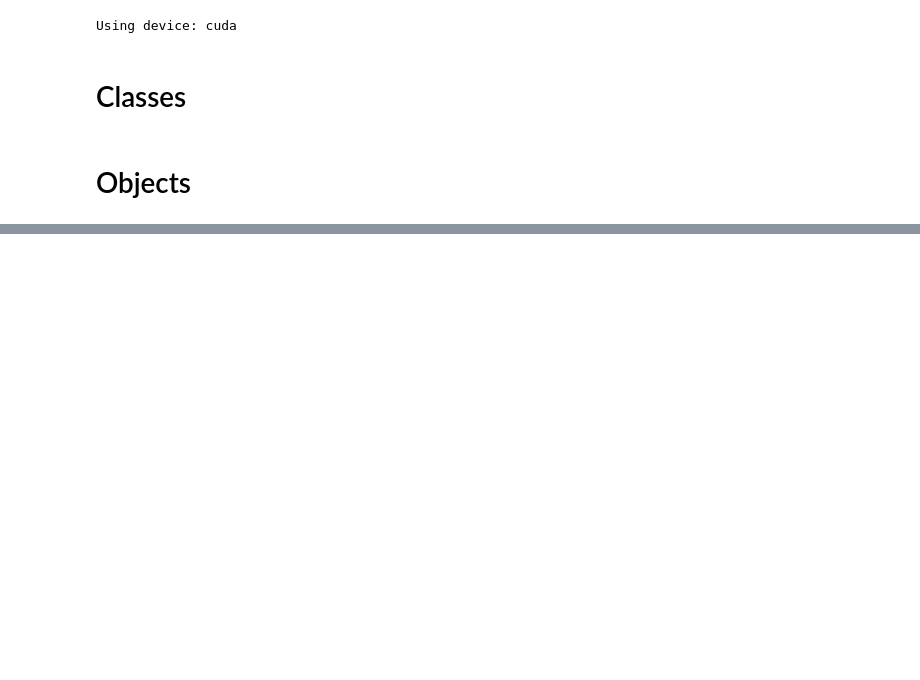
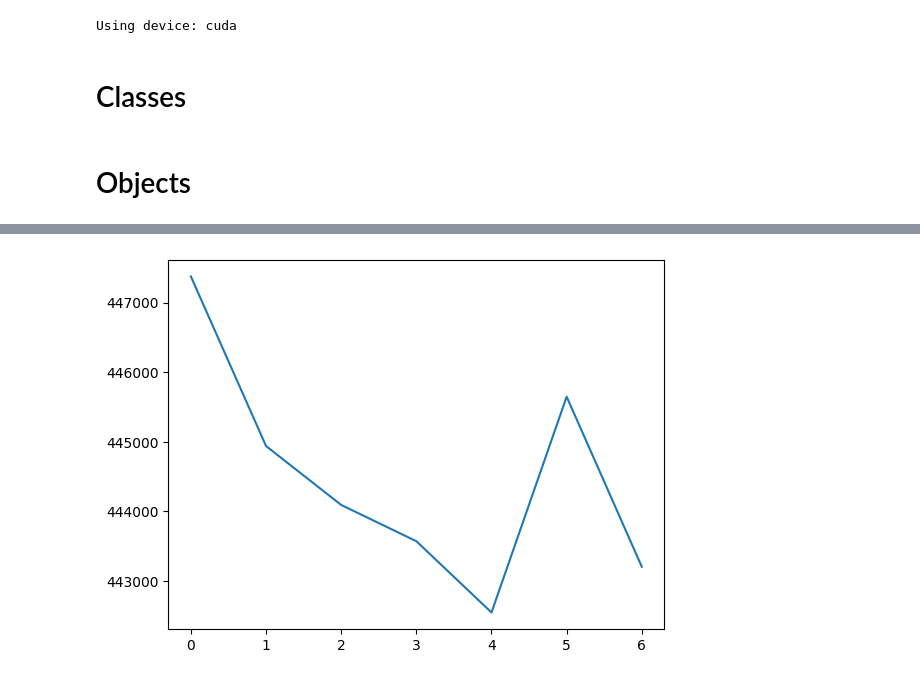
Before and after one commit to piotrkubala/vae-gan, a Jupyter notebook: vae.ipynb, the cells around one changed output, grey strips where cells are left out. Cells and saved outputs as stored; diff of their text form; code cells hidden in the pictures; blank space fills up the shorter version.

```diff
--- a/vae.ipynb
+++ b/vae.ipynb
@@ -384,3 +401,8 @@ KeyboardInterrupt:
+# %%
+plt.plot(vae_history)
+plt.show()
+# %% [output]
+[figure, added]
 # %%
 plt.plot(vae_history)
 # plt.plot(discriminator_history)
```
Also changed, not shown: parts of 9 cells of this notebook.
